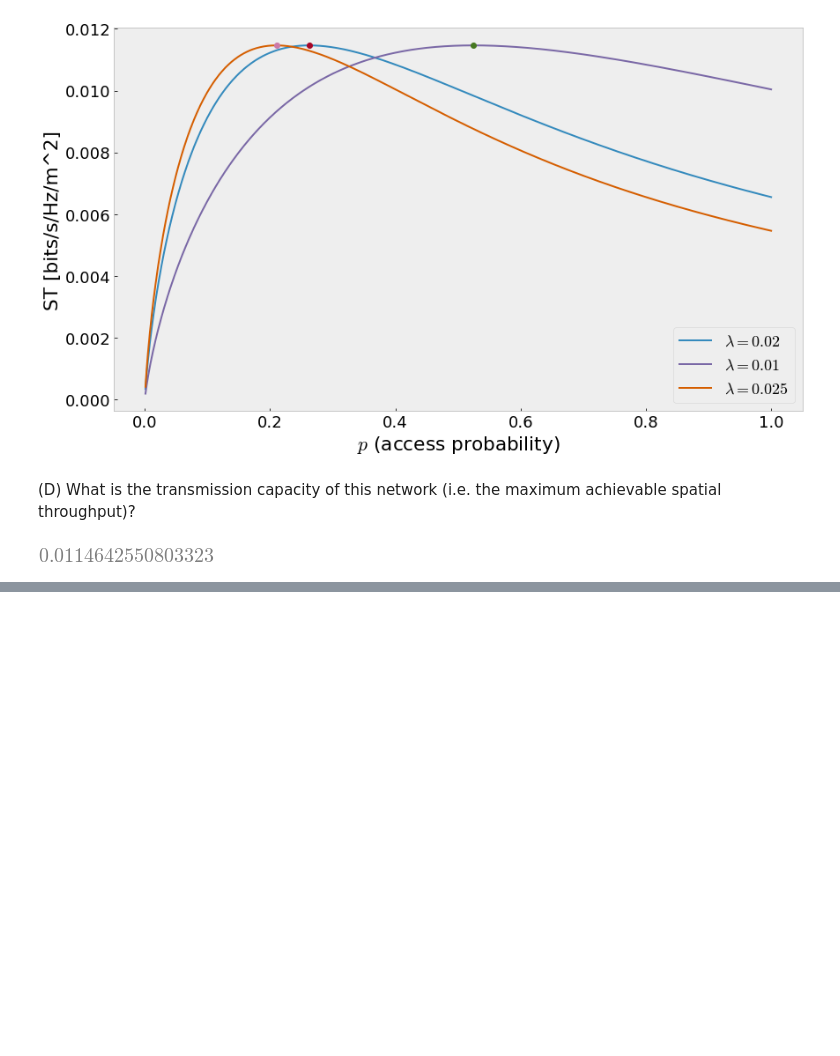
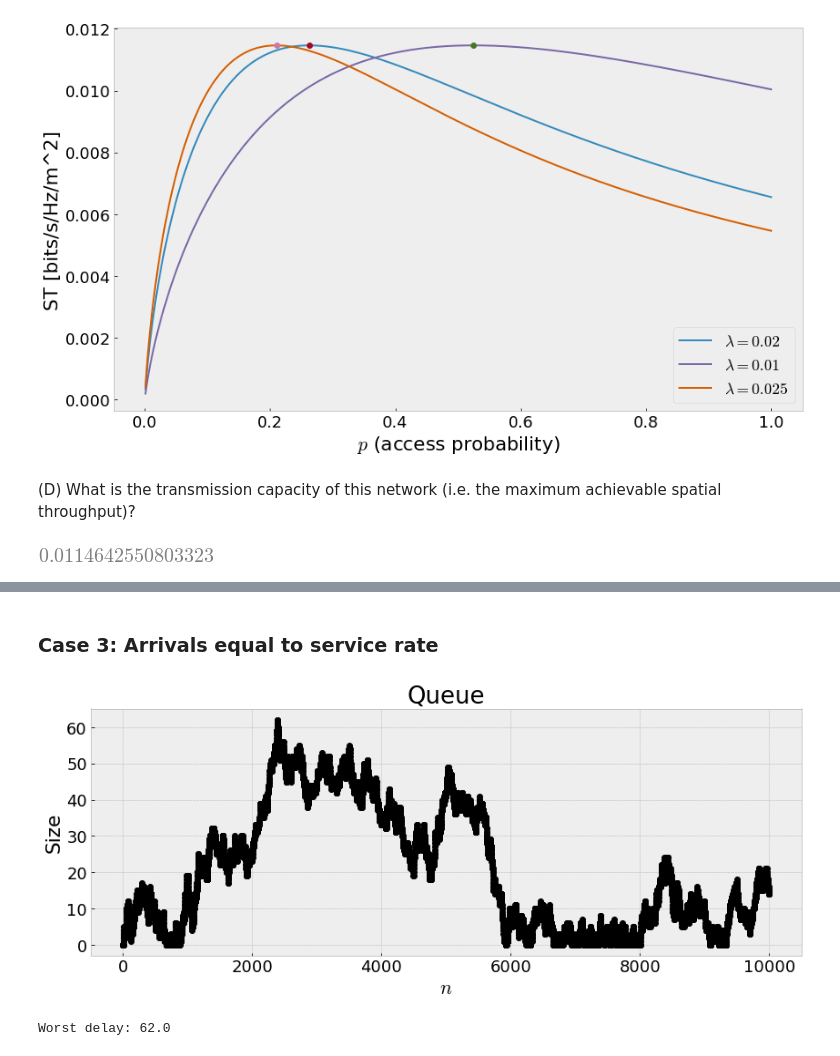
Before and after one commit to alexbeattie42/wireless-net, a Jupyter notebook: Weekly assignments/final-work.ipynb, the cells around one changed output, grey strips where cells are left out. Cells and saved outputs as stored; diff of their text form; code cells hidden in the pictures; blank space fills up the shorter version.

```diff
--- a/Weekly assignments/final-work.ipynb
+++ b/Weekly assignments/final-work.ipynb
@@ -168,0 +238,37 @@ separate lambda values, there is a horizontal asymptote that the max values all
+# %% [markdown]
+### Case 3: Arrivals equal to service rate
+# %%
+#time periods
+size=10000
+# Leave Prob From Previous Section
+p=p_part_e
+#Arrival Prob
+q=p
+arrival = np.random.binomial(1, q, size)
+#Service
+service = np.random.binomial(1, p, size)
+#
+queue = np.zeros(size+1)
+
+for i in range(size):
+    if ((arrival[i] - service[i]) + queue[i]) > 0:
+        queue[i+1] = max(0,(arrival[i] - service[i]) + queue[i])
+
+
+
+plt.figure(figsize=(14,5))
+#plt.plot( arrival, '--o',label='Arrival')
+#plt.plot( service, '-x',label='Sevice')
+plt.plot( queue, 'ok')
+plt.xlabel('$n$')
+plt.ylabel('Size')
+plt.title('Queue')
+#plt.ylim([0, 1])
+#plt.xlim([0, 10])
+plt.grid(True) #grid
+plt.show()
+
+print('Worst delay:', np.max(queue))
+# %% [output]
+[figure, added]
+Worst delay: 62.0
```
Also changed, not shown: parts of 8 cells of this notebook, 1 other file.
